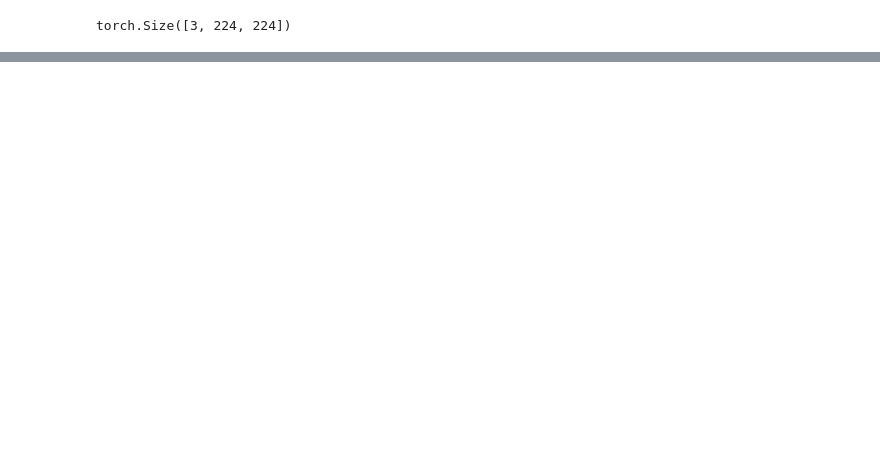
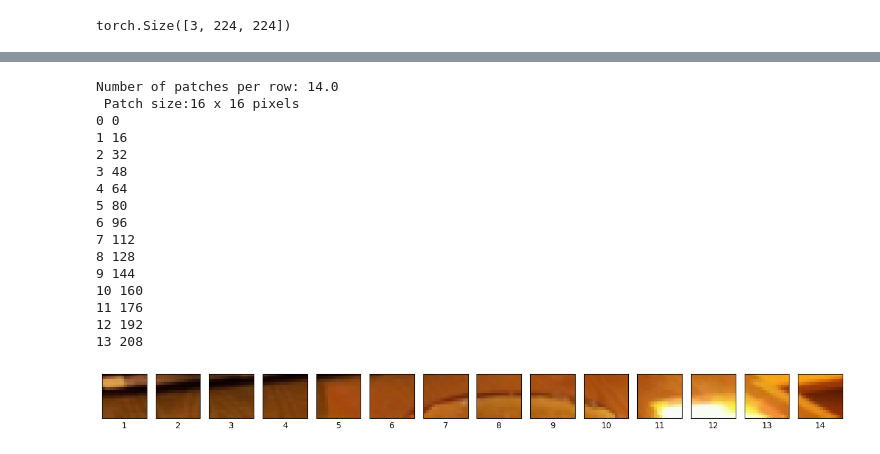
Before and after one commit to stanleyedward/vision_transformer_pytorch, a Jupyter notebook: main.ipynb, the cells around one changed output, grey strips where cells are left out. Drawn from its saved outputs; the diff is of its cells as text; code cells hidden in the pictures; blank space fills up the shorter version.

```diff
--- a/main.ipynb
+++ b/main.ipynb
@@ -245,0 +257,40 @@ torch.Size([3, 224, 224])
+# %%
+#setup code t oplot top row as patches
+img_size = 224
+patch_size = 16
+num_patches = img_size/patch_size
+assert img_size % patch_size == 0, "image size must be divisble by patch size"
+print(f"Number of patches per row: {num_patches}\n Patch size:{patch_size} x {patch_size} pixels")
+#create a series of subplots
+fig, axis = plt.subplots(nrows=1,
+                         ncols=img_size// patch_size, #one column for each patch
+                         sharex=True,
+                         sharey=True,
+                         figsize = (patch_size,patch_size)
+)
+
+#iterate thorugh the patches in the top row
+for i, patch in enumerate(range(0,img_size, patch_size)): #from 0 to img_size with step of patchsize
+    print(i,patch)
+    axis[i].imshow(image_permuted[:patch_size, patch:patch+patch_size, :])
+    axis[i].set_xlabel(i+1)
+    axis[i].set_xticks([])
+    axis[i].set_yticks([])
+# %% [output]
+Number of patches per row: 14.0
+ Patch size:16 x 16 pixels
+0 0
+1 16
+2 32
+3 48
+4 64
+5 80
+6 96
+7 112
+8 128
+9 144
+10 160
+11 176
+12 192
+13 208
+[figure, added]
```
Also changed, not shown: parts of 23 cells of this notebook.
